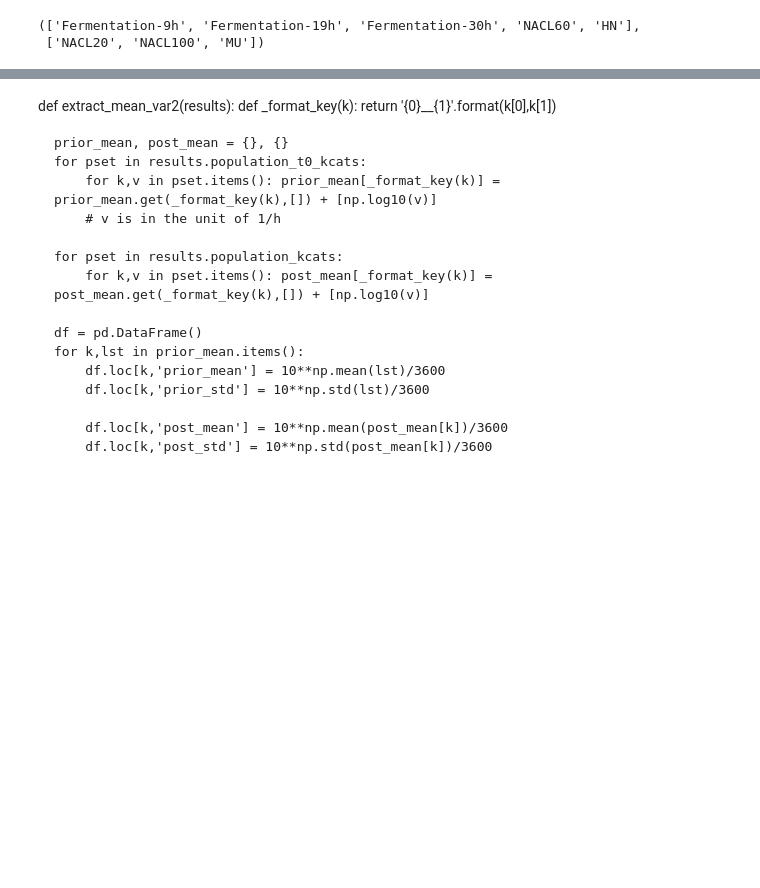
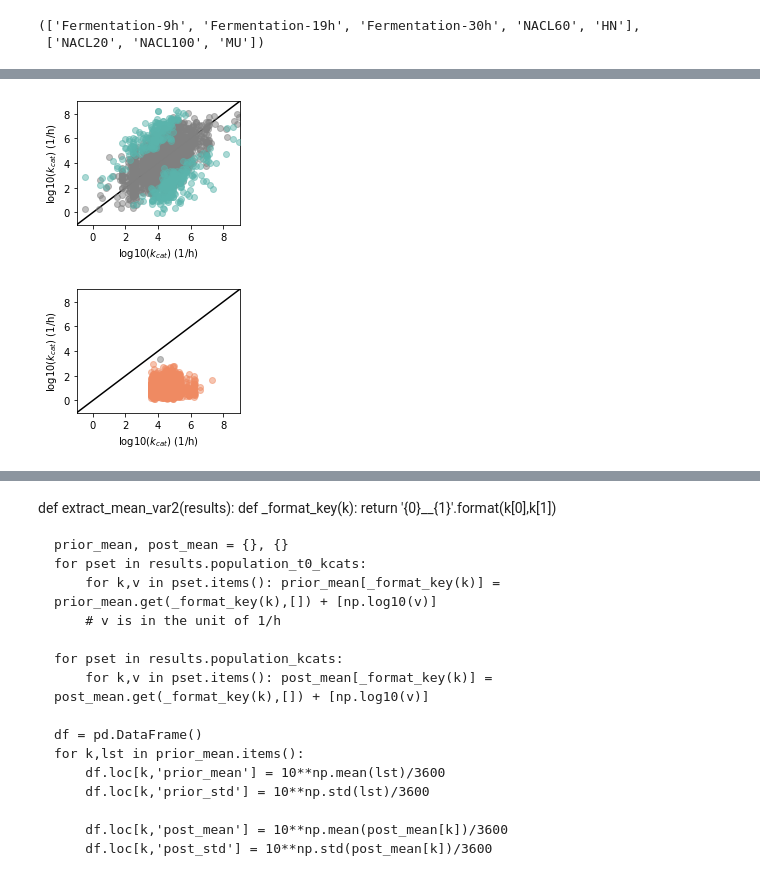
Before and after one commit to SysBioChalmers/Halo-GEM, a Jupyter notebook: ComplementaryScripts/EnzymeConstrainedModelRecon/Scripts/analyze_smc_abc.ipynb, the cells around one changed output, grey strips where cells are left out. Cells and saved outputs as stored; diff of their text form; code cells hidden in the pictures; blank space fills up the shorter version.

```diff
--- a/ComplementaryScripts/EnzymeConstrainedModelRecon/Scripts/analyze_smc_abc.ipynb
+++ b/ComplementaryScripts/EnzymeConstrainedModelRecon/Scripts/analyze_smc_abc.ipynb
@@ -40,6 +42,11 @@ def plot_dot_bar(data,positions,label=None,color=None):
     p_rep_x = rep_x + np.random.normal(scale=0.1,size=len(rep_x))
 
     plt.scatter(p_rep_x,data.flatten(),s=2,zorder=3,color='gray')
+# %%
+def f_test(x1,x2):
+    F = np.var(x1)/np.var(x2)
+    p = stats.f.cdf(F,len(x1)-1,len(x2)-1)
+    return 1-p
 # %%
 # training data
 res_train_02,_ = collect_data(results02.simulated_data)
@@ -131,3 +123,5 @@ def extract_mean_var_inRV(results):
 
 
     return df # in the unit of 1/s log10-transformed
+# %%
+df02 = extract_mean_var_inRV(results02)
@@ -133,0 +166,39 @@ def extract_mean_var_inRV(results):
+# %%
+def do_scatter_plot(df,outtag=None):
+    plt.figure(figsize=(3,2.5))
+    sig_ind = df.index[df['adj_pval_ttest']<0.01]
+    nsig_ind = df.index[df['adj_pval_ttest']>=0.01]
+    plt.scatter(df.loc[sig_ind,'prior_mean'],df.loc[sig_ind,'post_mean'],zorder=3,color='#5ab4ac',alpha=0.5)
+    plt.scatter(df.loc[nsig_ind,'prior_mean'],df.loc[nsig_ind,'post_mean'],zorder=2,color='gray',alpha=0.5)
+
+    lim = [-1,9]
+    plt.plot(lim,lim,'k',zorder=1)
+    plt.xlim(lim)
+    plt.ylim(lim)
+    plt.xlabel('log10($k_{cat}$) (1/h)')
+    plt.ylabel('log10($k_{cat}$) (1/h)')
+    plt.tight_layout()
+    if outtag is not None: plt.savefig(outtag+'mean.pdf')
+    plt.show()
+
+    plt.figure(figsize=(3,2.5))
+    sig_ind = df.index[df['adj_pval_ftest']<0.01]
+    nsig_ind = df.index[df['adj_pval_ftest']>=0.01]
+    plt.scatter(df.loc[sig_ind,'prior_std'],df.loc[sig_ind,'post_std'],zorder=3,color='#ef8a62',alpha=0.5)
+    plt.scatter(df.loc[nsig_ind,'prior_std'],df.loc[nsig_ind,'post_std'],zorder=2,color='gray',alpha=0.5)
+
+    lim = [-1,9]
+    plt.plot(lim,lim,'k',zorder=1)
+    plt.xlim(lim)
+    plt.ylim(lim)
+    plt.xlabel('log10($k_{cat}$) (1/h)')
+    plt.ylabel('log10($k_{cat}$) (1/h)')
+
+    plt.tight_layout()
+    if outtag is not None: plt.savefig(outtag+'var.pdf')
+    plt.show()
+# %%
+do_scatter_plot(df02,'../figures/prior_vs_posterior_step02_')
+# %% [output]
+[figure, added]
+[figure, added]
```
Also changed, not shown: parts of 19 cells of this notebook.
